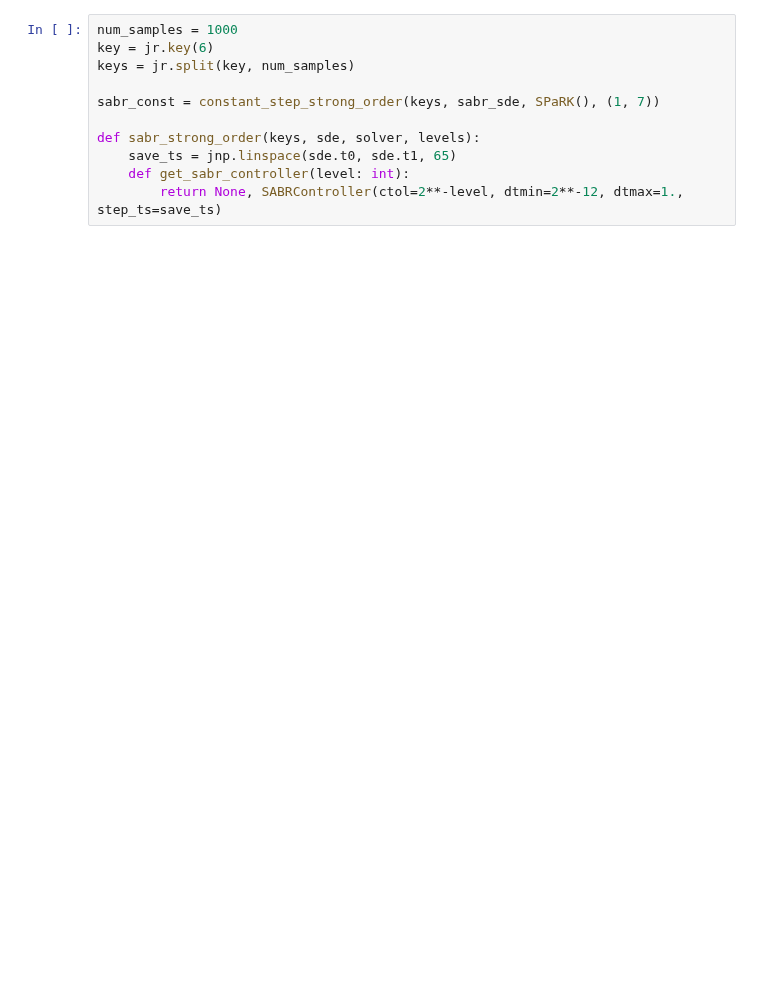
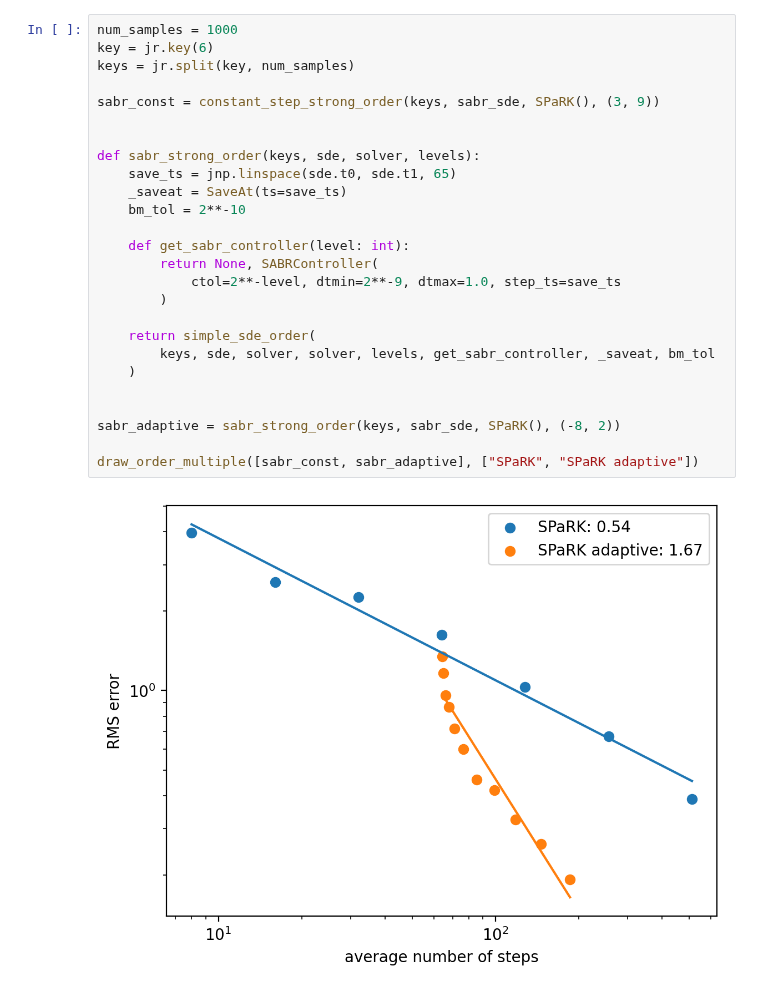
Before and after one commit to andyElking/diffrax_STLA, a Jupyter notebook: notebooks/SABR.ipynb, the cells around one changed output. Drawn from its saved outputs; the diff is of its cells as text; blank space fills up the shorter version.

```diff
--- a/notebooks/SABR.ipynb
+++ b/notebooks/SABR.ipynb
@@ -46,11 +53,28 @@ print(sol.ys.shape)
 # %%
 num_samples = 1000
 key = jr.key(6)
 keys = jr.split(key, num_samples)
 
-sabr_const = constant_step_strong_order(keys, sabr_sde, SPaRK(), (1, 7))
+sabr_const = constant_step_strong_order(keys, sabr_sde, SPaRK(), (3, 9))
+
 
 def sabr_strong_order(keys, sde, solver, levels):
     save_ts = jnp.linspace(sde.t0, sde.t1, 65)
+    _saveat = SaveAt(ts=save_ts)
+    bm_tol = 2**-10
+
     def get_sabr_controller(level: int):
-        return None, SABRController(ctol=2**-level, dtmin=2**-12, dtmax=1., step_ts=save_ts)
+        return None, SABRController(
+            ctol=2**-level, dtmin=2**-9, dtmax=1.0, step_ts=save_ts
+        )
+
+    return simple_sde_order(
+        keys, sde, solver, solver, levels, get_sabr_controller, _saveat, bm_tol
+    )
+
+
+sabr_adaptive = sabr_strong_order(keys, sabr_sde, SPaRK(), (-8, 2))
+
+draw_order_multiple([sabr_const, sabr_adaptive], ["SPaRK", "SPaRK adaptive"])
+# %% [output]
+[figure, added]
```
Also changed, not shown: parts of 2 cells of this notebook, 3 other files.
